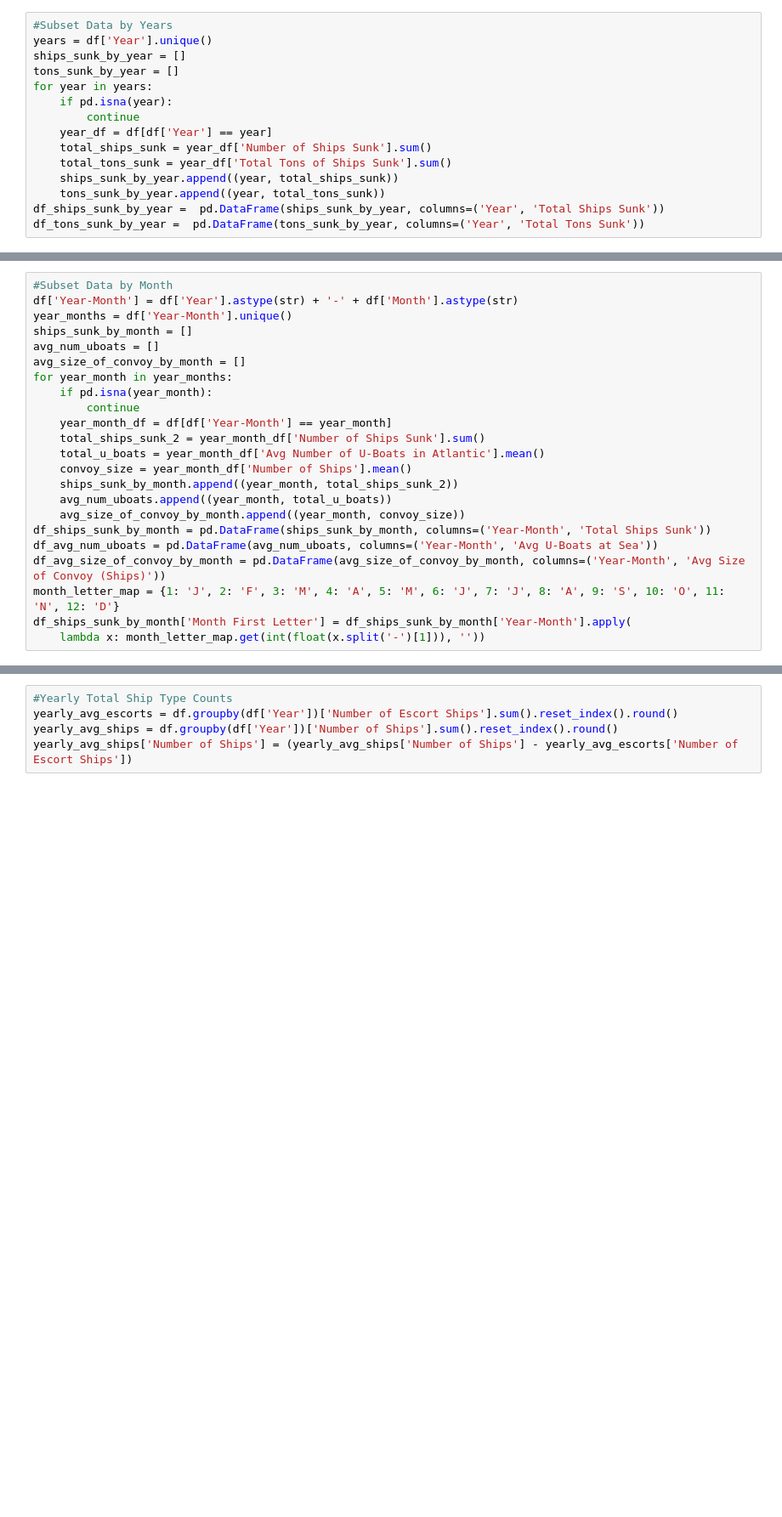
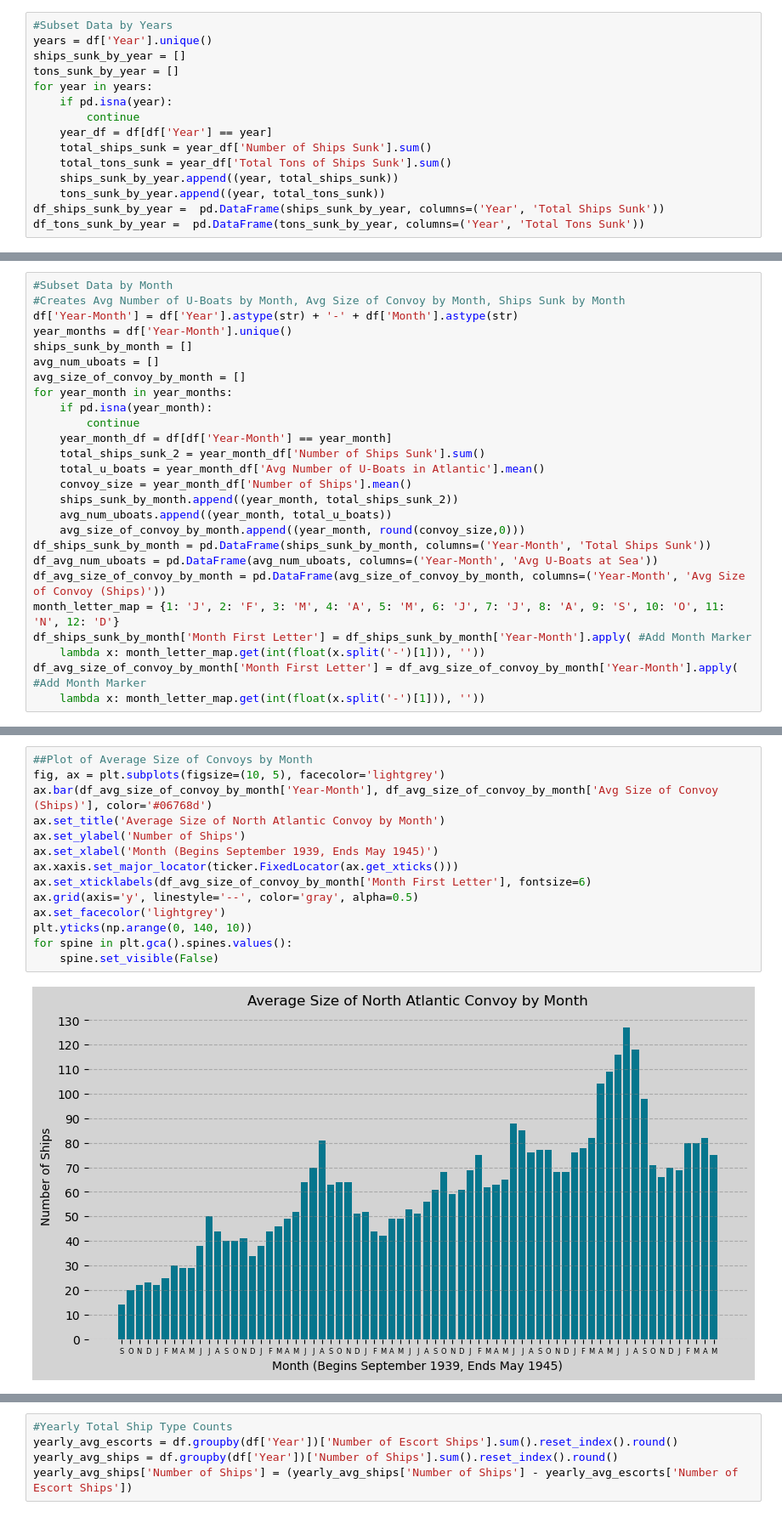
Before and after one commit to MAP9900/Modeling-The-Convoy-System, a Jupyter notebook: Code/Data Visualization/Convoy_Data_Vis.ipynb, the cells around one changed output, grey strips where cells are left out. Shown: that part at 85% size. Saved outputs shown, nothing was run; the diff lists cells and outputs as text; blank space fills up the shorter version.

```diff
--- a/Code/Data Visualization/Convoy_Data_Vis.ipynb
+++ b/Code/Data Visualization/Convoy_Data_Vis.ipynb
@@ -92,6 +96,7 @@ for spine in plt.gca().spines.values():
 [figure]
 # %%
 #Subset Data by Month
+#Creates Avg Number of U-Boats by Month, Avg Size of Convoy by Month, Ships Sunk by Month
 df['Year-Month'] = df['Year'].astype(str) + '-' + df['Month'].astype(str)
 year_months = df['Year-Month'].unique()
 ships_sunk_by_month = []
@@ -106,11 +111,13 @@ for year_month in year_months:
     convoy_size = year_month_df['Number of Ships'].mean()
     ships_sunk_by_month.append((year_month, total_ships_sunk_2))
     avg_num_uboats.append((year_month, total_u_boats))
-    avg_size_of_convoy_by_month.append((year_month, convoy_size))
+    avg_size_of_convoy_by_month.append((year_month, round(convoy_size,0)))
 df_ships_sunk_by_month = pd.DataFrame(ships_sunk_by_month, columns=('Year-Month', 'Total Ships Sunk'))
 df_avg_num_uboats = pd.DataFrame(avg_num_uboats, columns=('Year-Month', 'Avg U-Boats at Sea'))
 df_avg_size_of_convoy_by_month = pd.DataFrame(avg_size_of_convoy_by_month, columns=('Year-Month', 'Avg Size of Convoy (Ships)'))
 month_letter_map = {1: 'J', 2: 'F', 3: 'M', 4: 'A', 5: 'M', 6: 'J', 7: 'J', 8: 'A', 9: 'S', 10: 'O', 11: 'N', 12: 'D'}
-df_ships_sunk_by_month['Month First Letter'] = df_ships_sunk_by_month['Year-Month'].apply(
+df_ships_sunk_by_month['Month First Letter'] = df_ships_sunk_by_month['Year-Month'].apply( #Add Month Marker
     lambda x: month_letter_map.get(int(float(x.split('-')[1])), ''))
+df_avg_size_of_convoy_by_month['Month First Letter'] = df_avg_size_of_convoy_by_month['Year-Month'].apply( #Add Month Marker
+    lambda x: month_letter_map.get(int(float(x.split('-')[1])), ''))
 # %%
@@ -129,4 +137,20 @@ for spine in plt.gca().spines.values():
 plt.show()
 # %% [output]
 [figure]
+# %%
+##Plot of Average Size of Convoys by Month
+fig, ax = plt.subplots(figsize=(10, 5), facecolor='lightgrey')
+ax.bar(df_avg_size_of_convoy_by_month['Year-Month'], df_avg_size_of_convoy_by_month['Avg Size of Convoy (Ships)'], color='#06768d')
+ax.set_title('Average Size of North Atlantic Convoy by Month')
+ax.set_ylabel('Number of Ships')
+ax.set_xlabel('Month (Begins September 1939, Ends May 1945)')
+ax.xaxis.set_major_locator(ticker.FixedLocator(ax.get_xticks()))
+ax.set_xticklabels(df_avg_size_of_convoy_by_month['Month First Letter'], fontsize=6)
+ax.grid(axis='y', linestyle='--', color='gray', alpha=0.5)
+ax.set_facecolor('lightgrey')
+plt.yticks(np.arange(0, 140, 10))
+for spine in plt.gca().spines.values():
+    spine.set_visible(False)
+# %% [output]
+[figure, added]
 # %%
```
Also changed, not shown: parts of 10 cells of this notebook.
